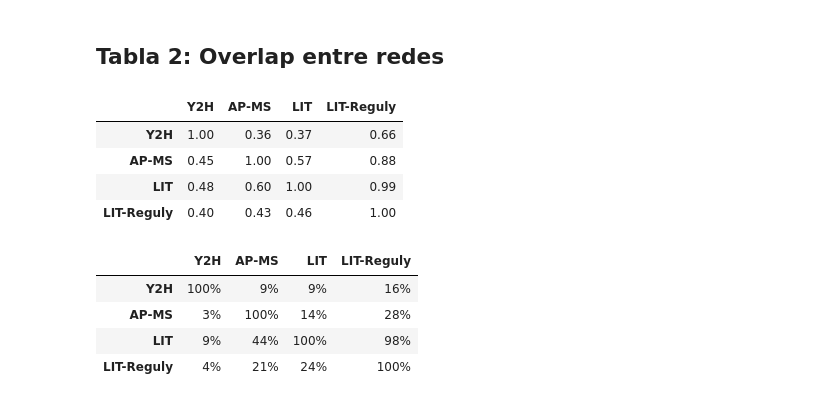
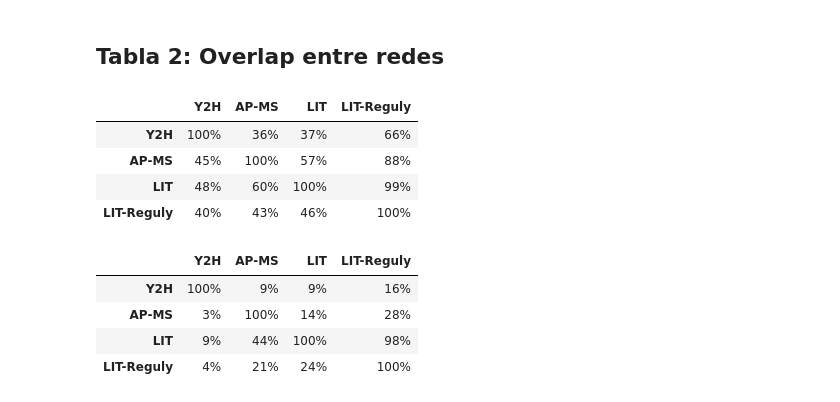
Before and after one commit to facundojgarcia02/CoNet, a Jupyter notebook: TP3/TP3 copy Facu.ipynb, the cells around one changed output. Cells and saved outputs as stored; diff of their text form; code cells hidden in the pictures.

```diff
--- a/TP3/TP3 copy Facu.ipynb
+++ b/TP3/TP3 copy Facu.ipynb
@@ -139,24 +141,24 @@ display(tab1)
 # %%
 node_names = {k: set(g.nodes) for k, g in nets.items()}
 
 #Calculo de overlap entre dos redes.
 overlap = lambda nodes1, nodes2: len(nodes1.intersection(nodes2))/len(nodes2)
 #Dada una red, calculo el overlap con las otras 3.
 inter_dict = lambda net_name: {iter_name: overlap(node_names[net_name], iter_node_names) for iter_name, iter_node_names in node_names.items()}
 #Consigo el diccionario anterior para las 4 redes.
 intersections = {net_name: inter_dict(net_name) for net_name in nets.keys()}
 tab2 = pd.DataFrame(intersections)
 ### Modifico los valores con 2 cifras significativas, y exporto a csv.
-tab2 = tab2.applymap(lambda x: float(f"{x:.2g}"))
+tab2 = tab2.applymap(lambda x: f"{x:.0%}")
 
 tab2.to_csv("tabla2.csv")
 display(tab2)
 # %% [output]
 |  | Y2H | AP-MS | LIT | LIT-Reguly |
-| Y2H | 1.00 | 0.36 | 0.37 | 0.66 |
-| AP-MS | 0.45 | 1.00 | 0.57 | 0.88 |
-| LIT | 0.48 | 0.60 | 1.00 | 0.99 |
-| LIT-Reguly | 0.40 | 0.43 | 0.46 | 1.00 |
+| Y2H | 100% | 36% | 37% | 66% |
+| AP-MS | 45% | 100% | 57% | 88% |
+| LIT | 48% | 60% | 100% | 99% |
+| LIT-Reguly | 40% | 43% | 46% | 100% |
 # %%
 links = {k: pd.DataFrame(list(g.edges), columns=['Source', 'Target']) for k, g in nets.items()}
 
```
Also changed, not shown: parts of 5 cells of this notebook, 1 other file.
